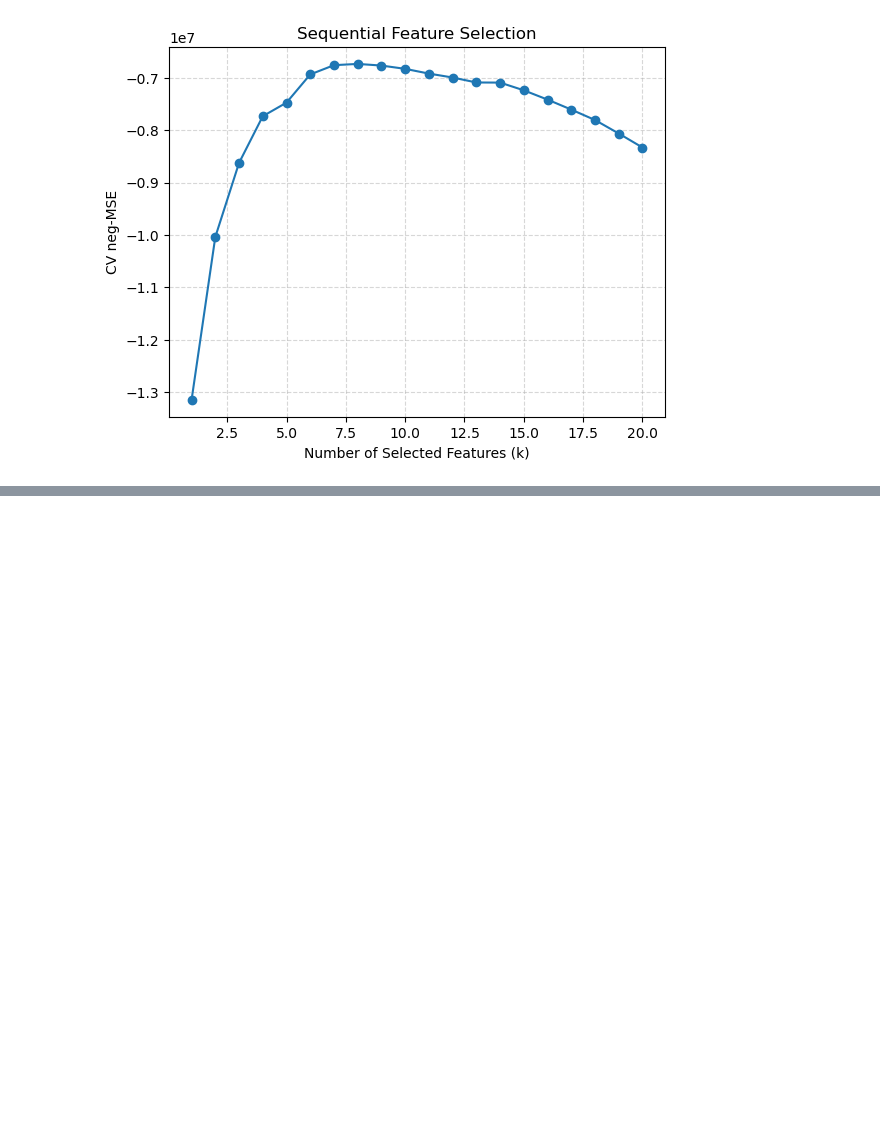
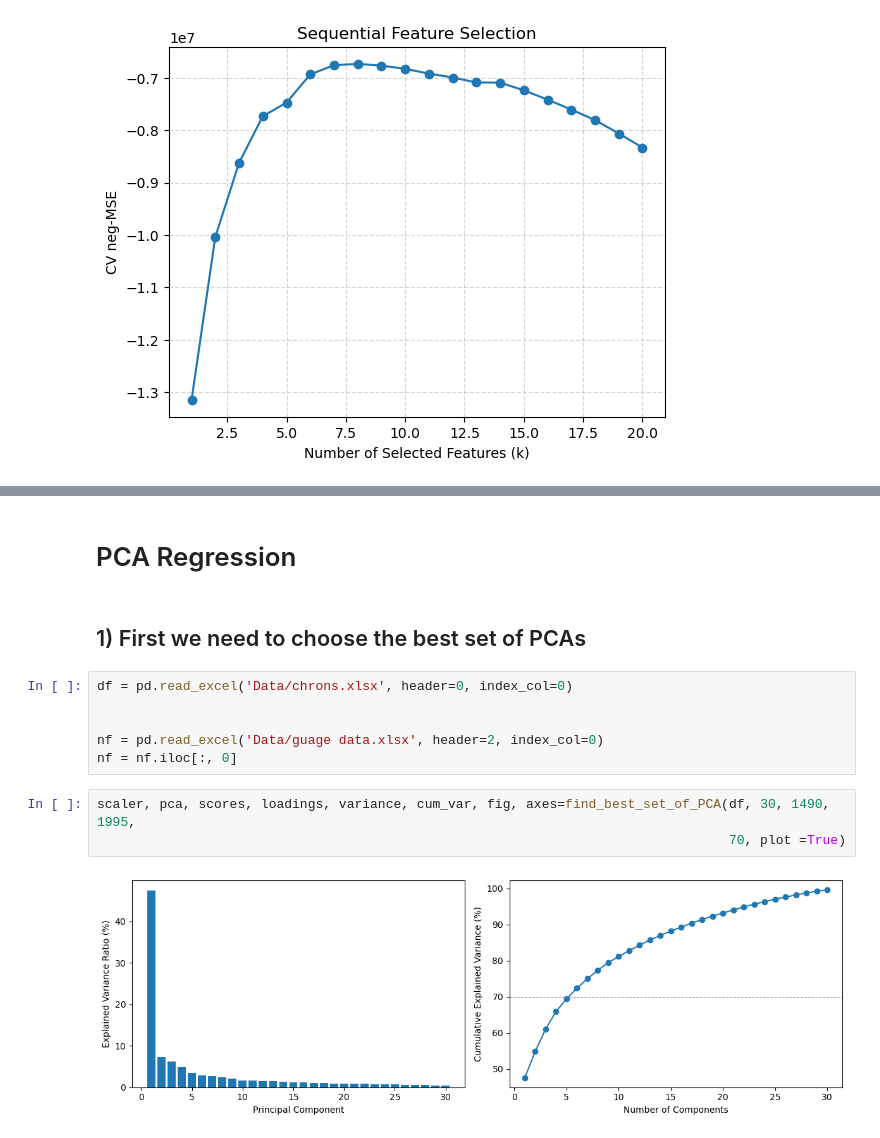
Before and after one commit to Kalharap/py-recon, a Jupyter notebook: example.ipynb, the cells around one changed output, grey strips where cells are left out. Cells and saved outputs as stored; diff of their text form; blank space fills up the shorter version.

```diff
--- a/example.ipynb
+++ b/example.ipynb
@@ -62,0 +64,15 @@ plot_full_reconstruction(df.index, full_recon, ylabel='Streamflow (MAF)',xlabel=
+# %% [markdown]
+# PCA Regression
+# %% [markdown]
+## 1) First we need to choose the best set of PCAs
+# %%
+df = pd.read_excel('Data/chrons.xlsx', header=0, index_col=0)
+
+
+nf = pd.read_excel('Data/guage data.xlsx', header=2, index_col=0)
+nf = nf.iloc[:, 0]
+# %%
+scaler, pca, scores, loadings, variance, cum_var, fig, axes=find_best_set_of_PCA(df, 30, 1490, 1995,
+                                                                                 70, plot =True)
+# %% [output]
+[figure, added]
```
Also changed, not shown: parts of 13 cells of this notebook.
